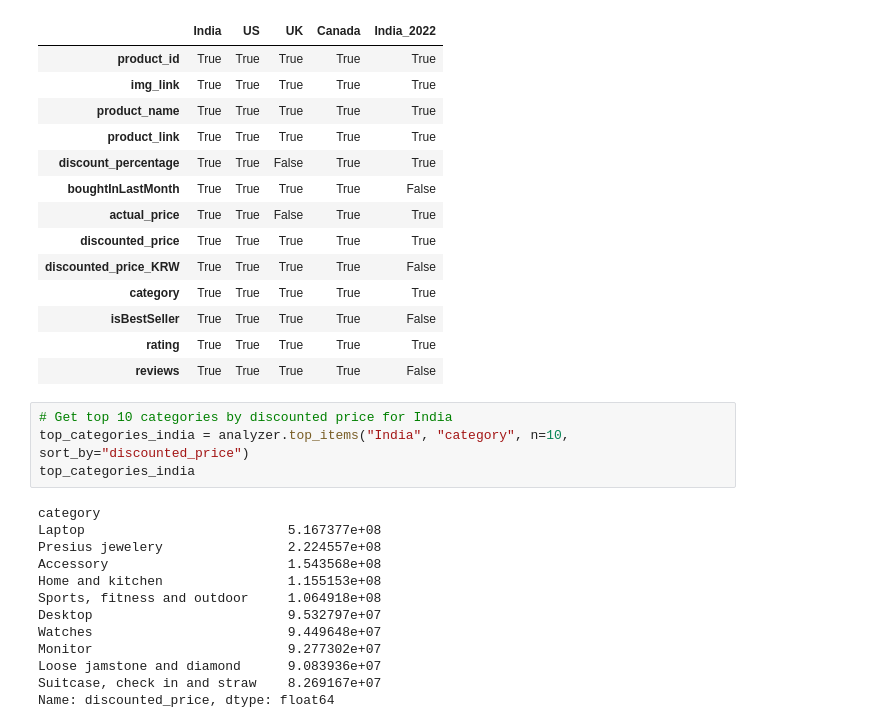
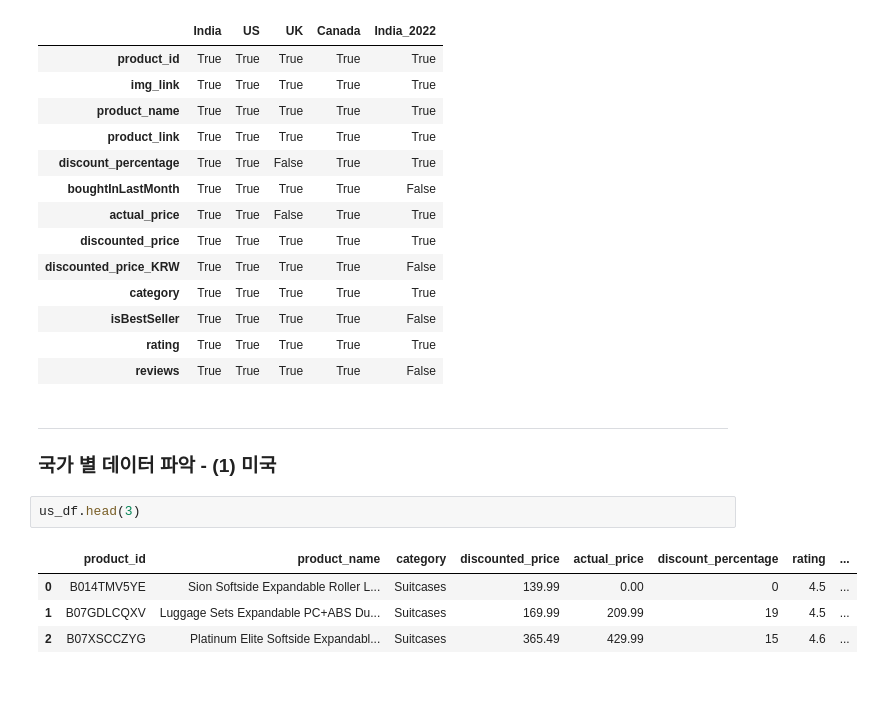
Before and after one commit to BenCyera/Amazon_sales_machine_learning, a Jupyter notebook: notebooks/yuri/Further_analysis_on_data.ipynb, the cells around one changed output. Saved outputs shown, nothing was run; the diff lists cells and outputs as text; blank space fills up the shorter version.

```diff
--- a/notebooks/yuri/Further_analysis_on_data.ipynb
+++ b/notebooks/yuri/Further_analysis_on_data.ipynb
@@ -193,20 +230,13 @@ get_common_columns_by_threshold(analyzer, 4)
 | isBestSeller | True | True | True | True | False |
 | rating | True | True | True | True | True |
 | reviews | True | True | True | True | False |
-# %%
-# Get top 10 categories by discounted price for India
-top_categories_india = analyzer.top_items("India", "category", n=10, sort_by="discounted_price")
-top_categories_india
-# %% [output]
-category
-Laptop                          5.167377e+08
-Presius jewelery                2.224557e+08
-Accessory                       1.543568e+08
-Home and kitchen                1.155153e+08
-Sports, fitness and outdoor     1.064918e+08
-Desktop                         9.532797e+07
-Watches                         9.449648e+07
-Monitor                         9.277302e+07
-Loose jamstone and diamond      9.083936e+07
-Suitcase, check in and straw    8.269167e+07
-Name: discounted_price, dtype: float64
+# %% [markdown]
+* * *
+### 국가 별 데이터 파악 - (1) 미국
+# %%
+us_df.head(3)
+# %% [output]
+|  | product_id | product_name | category | discounted_price | actual_price | discount_percentage | rating | ... |
+| 0 | B014TMV5YE | Sion Softside Expandable Roller L... | Suitcases | 139.99 | 0.00 | 0 | 4.5 | ... |
+| 1 | B07GDLCQXV | Luggage Sets Expandable PC+ABS Du... | Suitcases | 169.99 | 209.99 | 19 | 4.5 | ... |
+| 2 | B07XSCCZYG | Platinum Elite Softside Expandabl... | Suitcases | 365.49 | 429.99 | 15 | 4.6 | ... |
```
Also changed, not shown: parts of 12 cells of this notebook, 1 other file.
